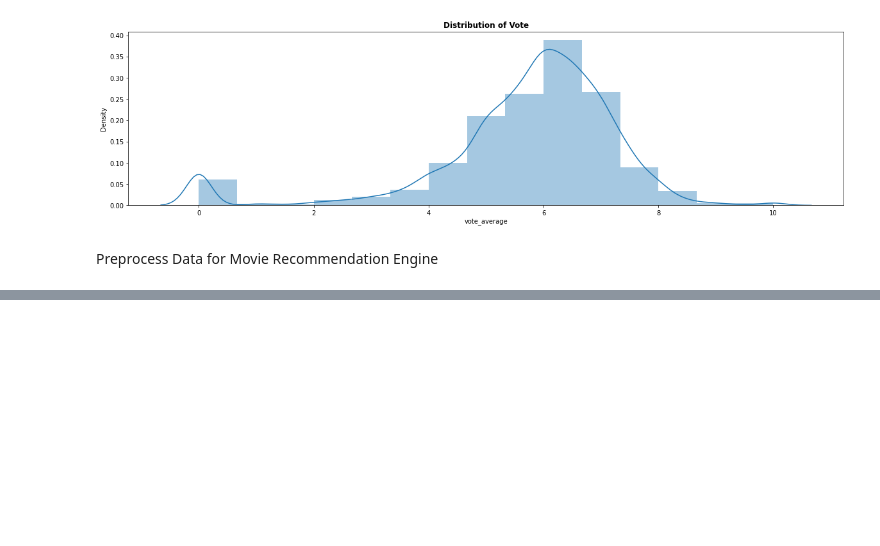
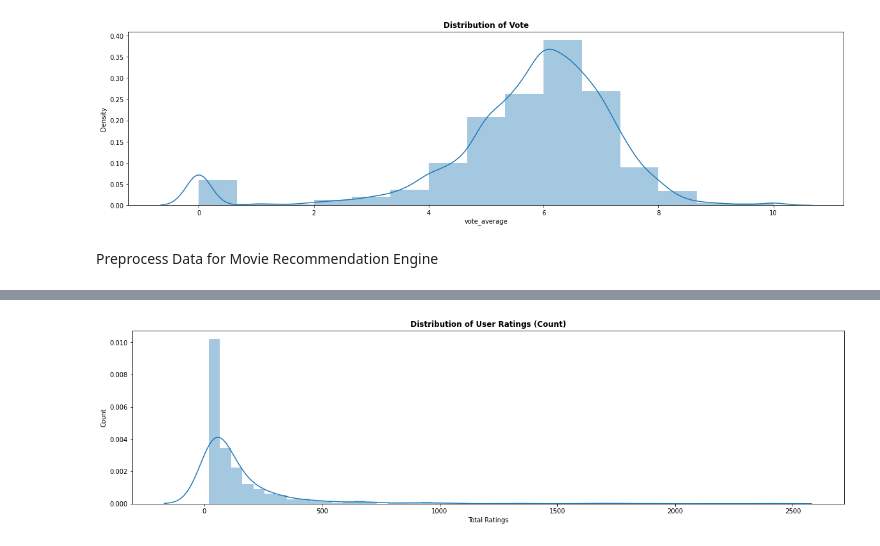
Before and after one commit to mcastelli5/Movie-Recommendation-Engine, a Jupyter notebook: notebooks/EDA.ipynb, the cells around one changed output, grey strips where cells are left out. Drawn from its saved outputs; the diff is of its cells as text; code cells hidden in the pictures; blank space fills up the shorter version.

```diff
--- a/notebooks/EDA.ipynb
+++ b/notebooks/EDA.ipynb
@@ -321,0 +346,12 @@ OSError: Cannot save file into a non-existent directory: 'data'
+# %%
+# Evaluate distribution of total user ratings
+total_rating_count = ratings.groupby("userId")["rating"].count()
+
+fig = plt.figure(figsize=(20,5))
+g = sns.distplot(total_rating_count)
+g.set_title("Distribution of User Ratings (Count)", weight = "bold")
+g.set_xlabel("Total Ratings")
+g.set_ylabel("Count")
+plt.show()
+# %% [output]
+[figure, added]
```
Also changed, not shown: parts of 11 cells of this notebook, 5 other files.
